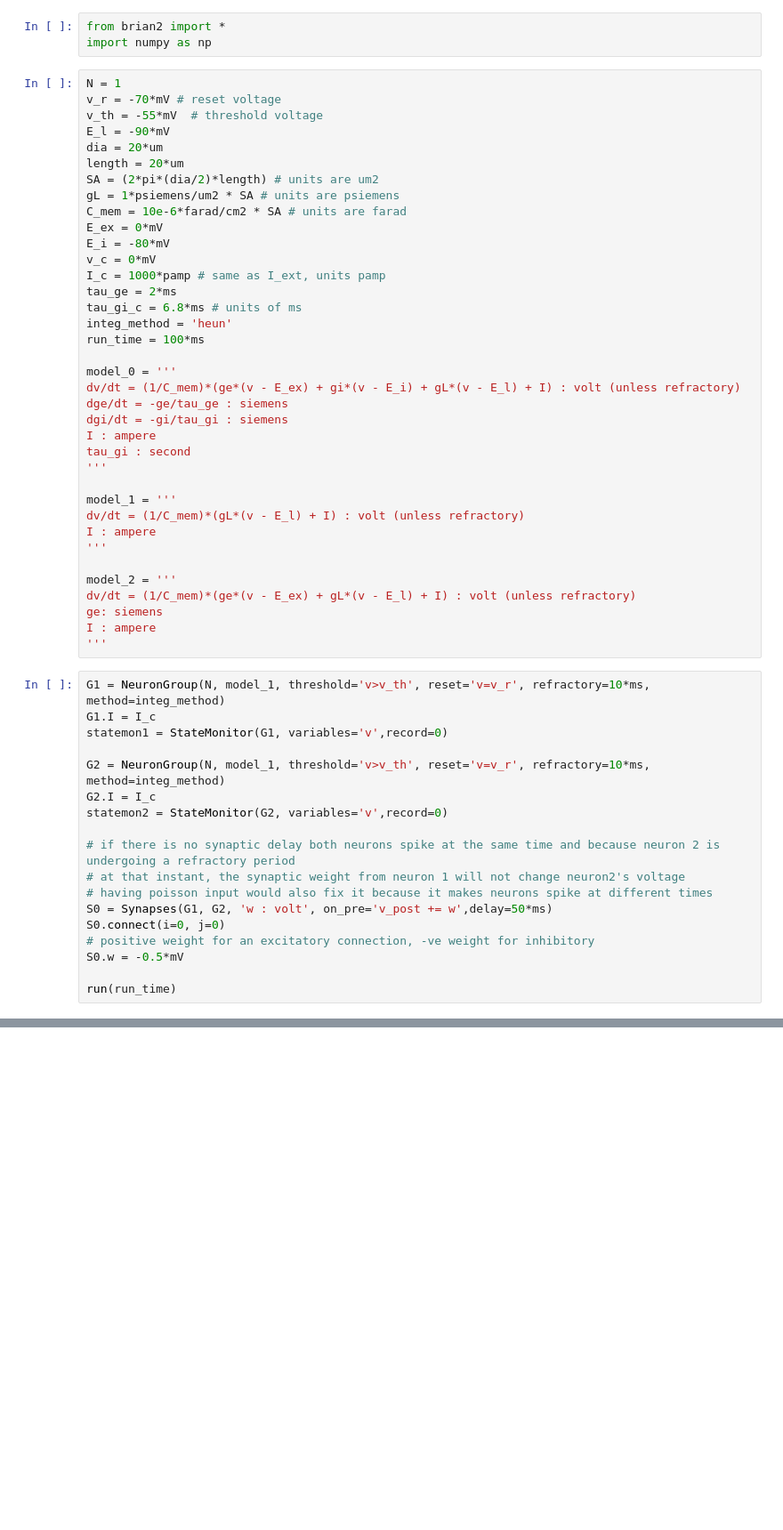
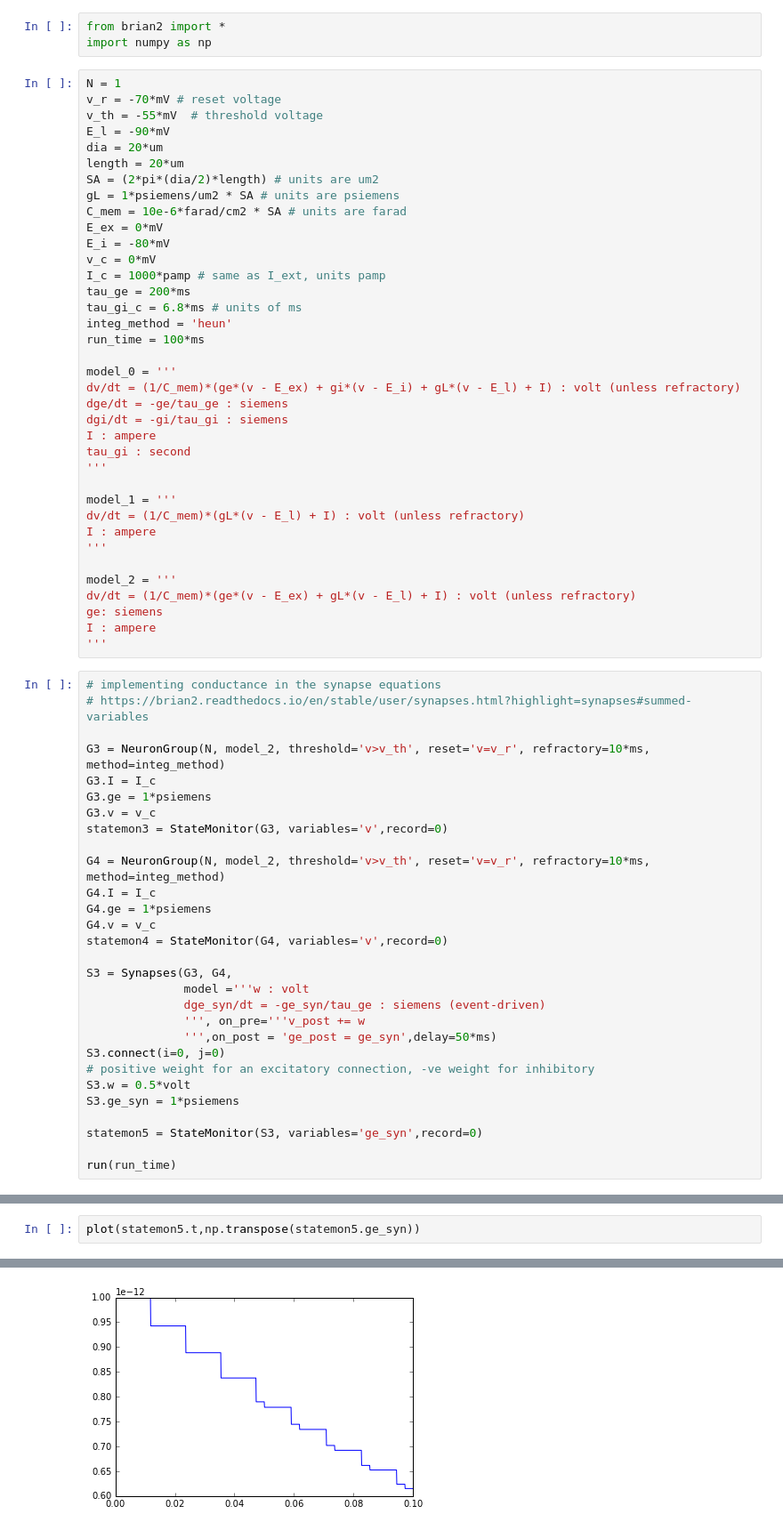
Before and after one commit to KokilaP/Neural-Networks, a Jupyter notebook: Synapse_testing.ipynb, the cells around one changed output, grey strips where cells are left out. Shown at 89% size. Drawn from its saved outputs; the diff is of its cells as text; blank space fills up the shorter version.

Commit message:
update to synapse test

```diff
--- a/Synapse_testing.ipynb
+++ b/Synapse_testing.ipynb
@@ -15,7 +15,7 @@ E_ex = 0*mV
 E_i = -80*mV
 v_c = 0*mV
 I_c = 1000*pamp # same as I_ext, units pamp
-tau_ge = 2*ms
+tau_ge = 200*ms
 tau_gi_c = 6.8*ms # units of ms
 integ_method = 'heun'
 run_time = 100*ms
@@ -39,20 +39,31 @@ ge: siemens
 I : ampere
 '''
 # %%
-G1 = NeuronGroup(N, model_1, threshold='v>v_th', reset='v=v_r', refractory=10*ms, method=integ_method)
-G1.I = I_c
-statemon1 = StateMonitor(G1, variables='v',record=0)
+# implementing conductance in the synapse equations
+# https://brian2.readthedocs.io/en/stable/user/synapses.html?highlight=synapses#summed-variables
 
-G2 = NeuronGroup(N, model_1, threshold='v>v_th', reset='v=v_r', refractory=10*ms, method=integ_method)
-G2.I = I_c
-statemon2 = StateMonitor(G2, variables='v',record=0)
+G3 = NeuronGroup(N, model_2, threshold='v>v_th', reset='v=v_r', refractory=10*ms, method=integ_method)
+G3.I = I_c
+G3.ge = 1*psiemens
+G3.v = v_c
+statemon3 = StateMonitor(G3, variables='v',record=0)
 
-# if there is no synaptic delay both neurons spike at the same time and because neuron 2 is undergoing a refractory period
-# at that instant, the synaptic weight from neuron 1 will not change neuron2's voltage
-# having poisson input would also fix it because it makes neurons spike at different times
-S0 = Synapses(G1, G2, 'w : volt', on_pre='v_post += w',delay=50*ms)
-S0.connect(i=0, j=0)
+G4 = NeuronGroup(N, model_2, threshold='v>v_th', reset='v=v_r', refractory=10*ms, method=integ_method)
+G4.I = I_c
+G4.ge = 1*psiemens
+G4.v = v_c
+statemon4 = StateMonitor(G4, variables='v',record=0)
+
+S3 = Synapses(G3, G4,
+              model ='''w : volt
+              dge_syn/dt = -ge_syn/tau_ge : siemens (event-driven)
+              ''', on_pre='''v_post += w
+              ''',on_post = 'ge_post = ge_syn',delay=50*ms)
+S3.connect(i=0, j=0)
 # positive weight for an excitatory connection, -ve weight for inhibitory
-S0.w = -0.5*mV
+S3.w = 0.5*volt
+S3.ge_syn = 1*psiemens
+
+statemon5 = StateMonitor(S3, variables='ge_syn',record=0)
 
 run(run_time)
@@ -119,0 +87,3 @@ S = Synapses(input, neurons,
+# %%
+plot(statemon5.t,np.transpose(statemon5.ge_syn))
+# %% [output]
@@ -119,0 +91 @@ S = Synapses(input, neurons,
+[figure, added]
```
Also changed, not shown: parts of 9 cells of this notebook, 1 other file.
